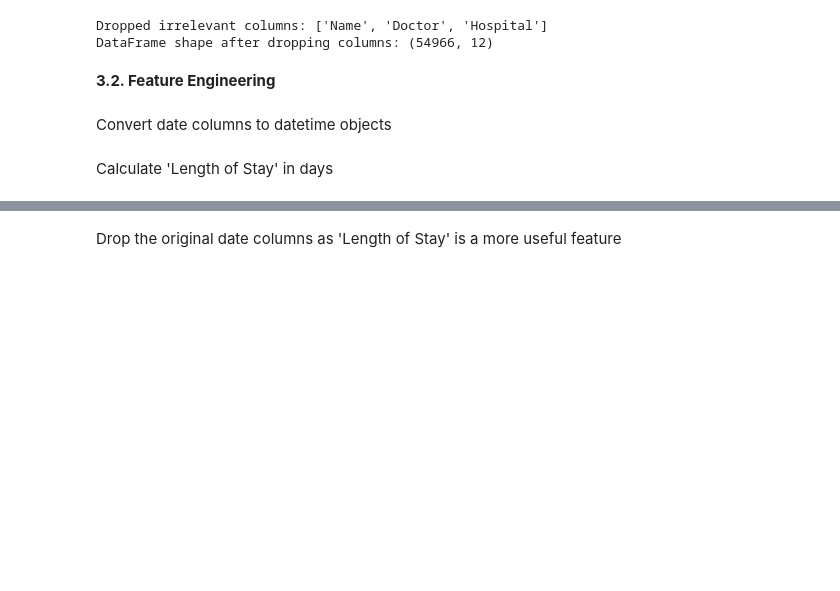
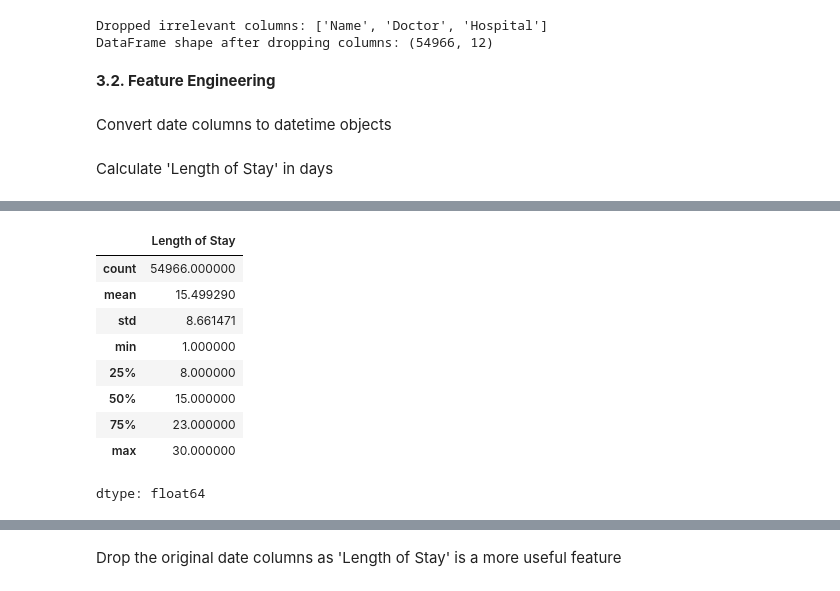
Before and after one commit to LatiefDataVisionary/healthcare-test-results-prediction, a Jupyter notebook: notebooks/notebook.ipynb, the cells around one changed output, grey strips where cells are left out. Cells and saved outputs as stored; diff of their text form; code cells hidden in the pictures; blank space fills up the shorter version.

```diff
--- a/notebooks/notebook.ipynb
+++ b/notebooks/notebook.ipynb
@@ -411,0 +429,13 @@ df['Length of Stay'] = (df['Discharge Date'] - df['Date of Admission']).dt.days
+# %%
+df['Length of Stay'].describe()
+# %% [output]
+|  | Length of Stay |
+| count | 54966.000000 |
+| mean | 15.499290 |
+| std | 8.661471 |
+| min | 1.000000 |
+| 25% | 8.000000 |
+| 50% | 15.000000 |
+| 75% | 23.000000 |
+| max | 30.000000 |
+dtype: float64
```
Also changed, not shown: parts of 4 cells of this notebook.
